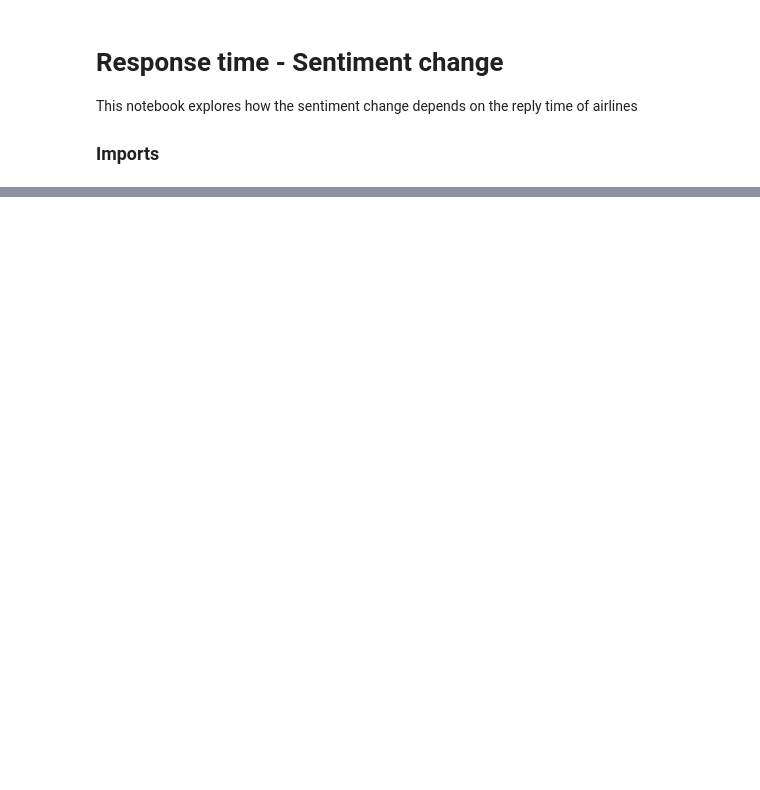
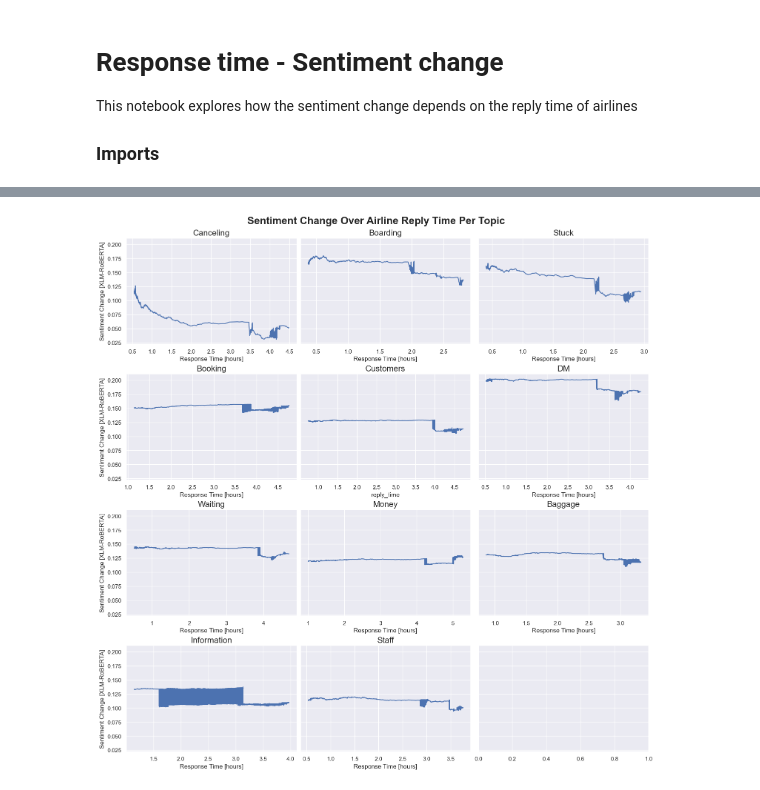
Before and after one commit to danamira/DBL-Data-Challenge, a Jupyter notebook: reply_time4.ipynb, the cells around one changed output, grey strips where cells are left out. Saved outputs shown, nothing was run; the diff lists cells and outputs as text; code cells hidden in the pictures; blank space fills up the shorter version.

```diff
--- a/reply_time4.ipynb
+++ b/reply_time4.ipynb
@@ -34,4 +34,5 @@ df_tweets.head()
 # %%
+# Creating a data frame per topic
 df_canceling = df_tweets[df_tweets['canceling'] != 0][['airline', 'reply_time', 'sentiment_change']]
 df_boarding = df_tweets[df_tweets['boarding'] != 0][['airline', 'reply_time', 'sentiment_change']]
 df_stuck = df_tweets[df_tweets['stuck'] != 0][['airline', 'reply_time', 'sentiment_change']]
@@ -44,4 +45,14 @@ df_information = df_tweets[df_tweets['information'] != 0][['airline', 'reply_tim
 df_staff = df_tweets[df_tweets['staff'] != 0][['airline', 'reply_time', 'sentiment_change']]
 df_baggage = df_tweets[df_tweets['baggage'] != 0][['airline', 'reply_time', 'sentiment_change']]
 
-df_canceling.head()
+df_canceling_cov = df_canceling.rolling(window=1500).mean()
+df_boarding_cov = df_boarding.rolling(window=2500).mean()
+df_stuck_cov = df_stuck.rolling(window=1500).mean()
+df_booking_cov = df_booking.rolling(window=18000).mean()
+df_customers_cov = df_customers.rolling(window=17000).mean()
+df_dm_cov = df_dm.rolling(window=14000).mean()
+df_waiting_cov = df_waiting.rolling(window=16000).mean()
+df_money_cov = df_money.rolling(window=15000).mean()
+df_information_cov = df_information.rolling(window=13000).mean()
+df_staff_cov = df_staff.rolling(window=8500).mean()
+df_baggage_cov = df_baggage.rolling(window=9500).mean()
@@ -54,0 +175,72 @@ df_canceling.head()
+# %%
+fig, ax = plt.subplots(nrows=4, ncols=3, figsize=(15,15), sharey=True, layout="constrained")
+
+# ROW 1
+# Canceling
+sns.lineplot(data=df_canceling_cov, x='reply_time', y='sentiment_change', ax=ax[0,0])
+ax[0,0].set_title('Canceling', size=16)
+ax[0,0].set_xlabel('Response Time [hours]')
+ax[0,0].set_ylabel('Sentiment Change [XLM-RoBERTA]')
+
+
+# Boarding
+sns.lineplot(data=df_boarding_cov, x='reply_time', y='sentiment_change', ax=ax[0,1])
+ax[0,1].set_title('Boarding', size=16)
+ax[0,1].set_xlabel('Response Time [hours]')
+
+# Stuck
+sns.lineplot(data=df_stuck_cov, x='reply_time', y='sentiment_change', ax=ax[0,2])
+ax[0,2].set_title('Stuck', size=16)
+ax[0,2].set_xlabel('Response Time [hours]')
+
+# ROW 2
+# Booking
+sns.lineplot(data=df_booking_cov, x='reply_time', y='sentiment_change', ax=ax[1,0])
+ax[1,0].set_title('Booking', size=16)
+ax[1,0].set_xlabel('Response Time [hours]')
+ax[1,0].set_ylabel('Sentiment Change [XLM-RoBERTA]')
+
+
+# Customers
+sns.lineplot(data=df_customers_cov, x='reply_time', y='sentiment_change', ax=ax[1,1])
+ax[1,1].set_title('Customers', size=16)
+ax[1,2].set_xlabel('Response Time [hours]')
+
+# DM
+sns.lineplot(data=df_dm_cov, x='reply_time', y='sentiment_change', ax=ax[1,2])
+ax[1,2].set_title('DM', size=16)
+ax[1,2].set_xlabel('Response Time [hours]')
+
+# ROW 3
+# Waiting
+sns.lineplot(data=df_waiting_cov, x='reply_time', y='sentiment_change', ax=ax[2,0])
+ax[2,0].set_title('Waiting', size=16)
+ax[2,0].set_xlabel('Response Time [hours]')
+ax[2,0].set_ylabel('Sentiment Change [XLM-RoBERTA]')
+
+# Money
+sns.lineplot(data=df_money_cov, x='reply_time', y='sentiment_change', ax=ax[2,1])
+ax[2,1].set_title('Money', size=16)
+ax[2,1].set_xlabel('Response Time [hours]')
+
+# Baggage
+sns.lineplot(data=df_baggage_cov, x='reply_time', y='sentiment_change', ax=ax[2,2])
+ax[2,2].set_title('Baggage', size=16)
+ax[2,2].set_xlabel('Response Time [hours]')
+
+# ROW 4
+# Information
+sns.lineplot(data=df_information_cov, x='reply_time', y='sentiment_change', ax=ax[3,0])
+ax[3,0].set_title('Information', size=16)
+ax[3,0].set_xlabel('Response Time [hours]')
+ax[3,0].set_ylabel('Sentiment Change [XLM-RoBERTA]')
+
+
+# Staff
+sns.lineplot(data=df_staff_cov, x='reply_time', y='sentiment_change', ax=ax[3,1])
+ax[3,1].set_title('Staff', size=16)
+ax[3,1].set_xlabel('Response Time [hours]')
+
+
+fig.suptitle('Sentiment Change Over Airline Reply Time Per Topic', weight='bold', size=20)
+# %% [output]
@@ -54,0 +248 @@ df_canceling.head()
+[figure, added]
```
Also changed, not shown: parts of 6 cells of this notebook, 1 other file.
